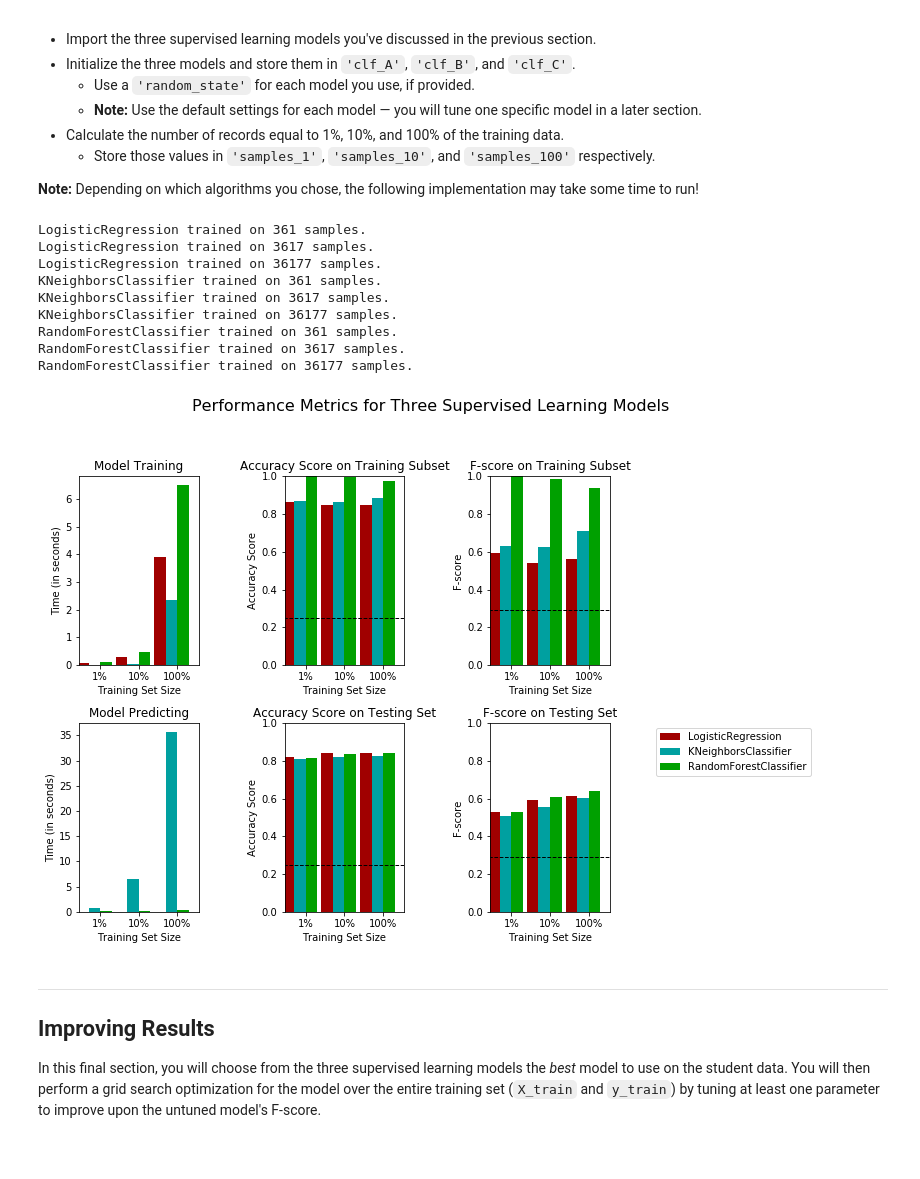
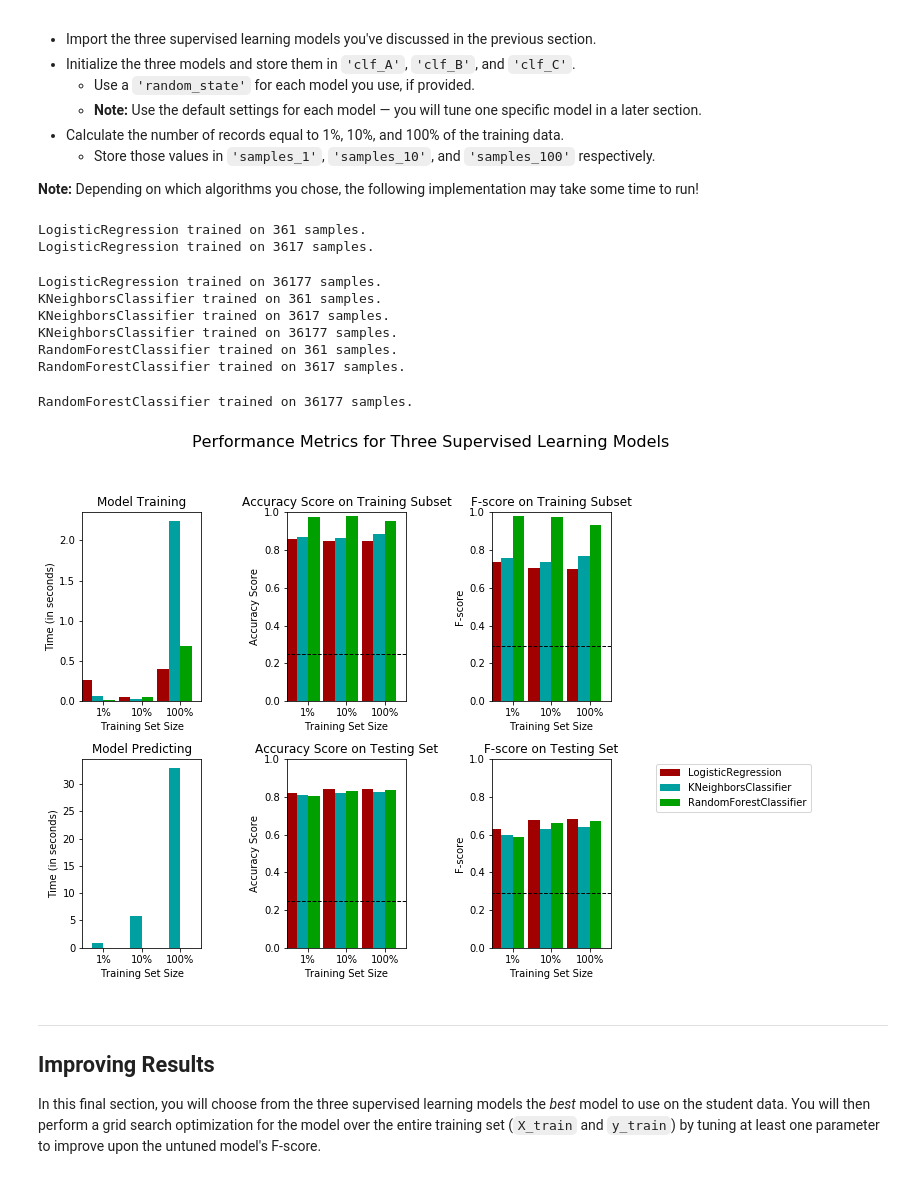
Before and after one commit to gu1lhermelp/nd-ml, a Jupyter notebook: finding_donors/finding_donors.ipynb, the cells around one changed output. Cells and saved outputs as stored; diff of their text form; code cells hidden in the pictures.

```diff
--- a/finding_donors/finding_donors.ipynb
+++ b/finding_donors/finding_donors.ipynb
@@ -364,10 +365,10 @@ def train_predict(learner, sample_size, X_train, y_train, X_test, y_test):
     results['acc_test'] = accuracy_score(predictions_test, y_test)
 
     # TODO: Compute F-score on the the first 300 training samples using fbeta_score()
-    results['f_train'] = fbeta_score(predictions_train, y_train[:300], beta=0.5)
+    results['f_train'] = fbeta_score(y_train[:300], predictions_train, beta=0.5)
 
     # TODO: Compute F-score on the test set which is y_test
-    results['f_test'] = fbeta_score(predictions_test, y_test, beta=0.5)
+    results['f_test'] = fbeta_score(y_test, predictions_test, beta=0.5)
 
     # Success
     print("{} trained on {} samples.".format(learner.__class__.__name__, sample_size))
@@ -393,43 +394,43 @@ from sklearn.neighbors import KNeighborsClassifier
 from sklearn.ensemble import RandomForestClassifier
 from sklearn.linear_model import LogisticRegression
 from sklearn.tree import DecisionTreeClassifier
 # TODO: Initialize the three models
-clf_A = LogisticRegression(solver='lbfgs', max_iter=500)
+clf_A = LogisticRegression(random_state=0)
 # clf_B = SVC(C=2.0, kernel='rbf', gamma='scale')
 clf_B = KNeighborsClassifier()
-clf_C = RandomForestClassifier(n_estimators=100)
+clf_C = RandomForestClassifier(random_state=0)
 # clf_c = AdaBoostClassifier(GaussianNB())
 
 # TODO: Calculate the number of samples for 1%, 10%, and 100% of the training data
 # HINT: samples_100 is the entire training set i.e. len(y_train)
 # HINT: samples_10 is 10% of samples_100 (ensure to set the count of the values to be `int` and not `float`)
 # HINT: samples_1 is 1% of samples_100 (ensure to set the count of the values to be `int` and not `float`)
 samples_100 = len(y_train)
 samples_10 = int(0.1 * samples_100)
 samples_1 = int(0.1 * samples_10)
 
 # Collect results on the learners
 results = {}
 for clf in [clf_A, clf_B, clf_C]:
     clf_name = clf.__class__.__name__
     results[clf_name] = {}
     for i, samples in enumerate([samples_1, samples_10, samples_100]):
         results[clf_name][i] = \
         train_predict(clf, samples, X_train, y_train, X_test, y_test)
 
 # Run metrics visualization for the three supervised learning models chosen
 vs.evaluate(results, accuracy, fscore)
 # %% [output]
 LogisticRegression trained on 361 samples.
 LogisticRegression trained on 3617 samples.
-LogisticRegression trained on 36177 samples.
-KNeighborsClassifier trained on 361 samples.
-KNeighborsClassifier trained on 3617 samples.
-KNeighborsClassifier trained on 36177 samples.
-RandomForestClassifier trained on 361 samples.
-RandomForestClassifier trained on 3617 samples.
-RandomForestClassifier trained on 36177 samples.
+LogisticRegression trained on 36177 samples.
+KNeighborsClassifier trained on 361 samples.
+KNeighborsClassifier trained on 3617 samples.
+KNeighborsClassifier trained on 36177 samples.
+RandomForestClassifier trained on 361 samples.
+RandomForestClassifier trained on 3617 samples.
+RandomForestClassifier trained on 36177 samples.
-[figure, old version]
+[figure, new version]
 # %% [markdown]
 ----
 ## Improving Results
```
Also changed, not shown: parts of 5 cells of this notebook, 1 other file.
